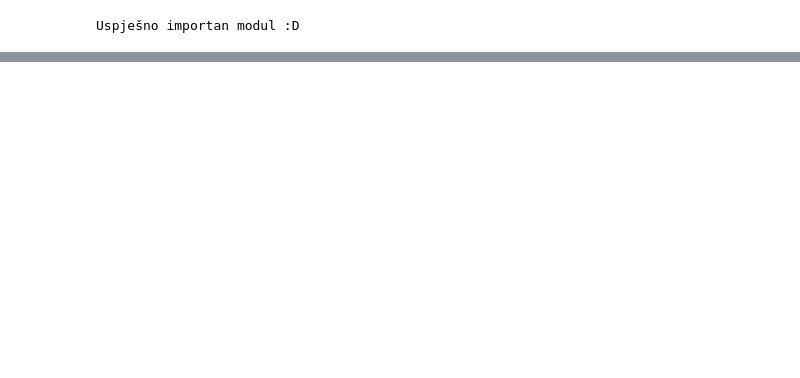
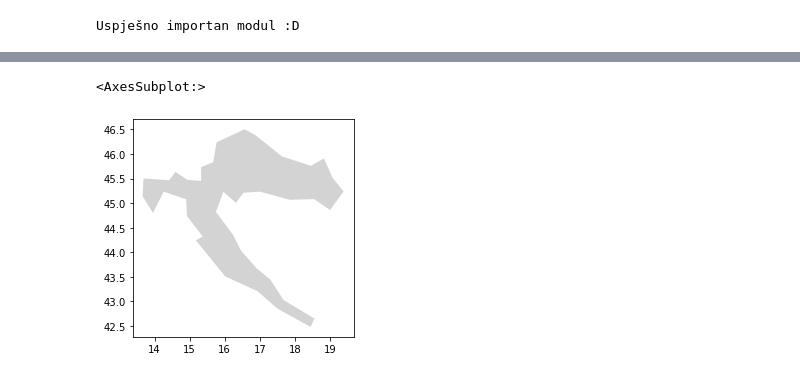
Before and after one commit to grubelic/LUMEN_DS_2022, a Jupyter notebook: Evaluation/main2.ipynb, the cells around one changed output, grey strips where cells are left out. Drawn from its saved outputs; the diff is of its cells as text; code cells hidden in the pictures; blank space fills up the shorter version.

Commit message:
File name - change

```diff
--- a/Evaluation/main2.ipynb
+++ b/Evaluation/main2.ipynb
@@ -35,0 +37,2 @@ get_pictures(data, result_dir, data_pic_dir)
+# %%
+countries = gpd.read_file(gpd.datasets.get_path("naturalearth_lowres"))
@@ -35,0 +48,5 @@ get_pictures(data, result_dir, data_pic_dir)
+# %%
+countries[countries["name"] == "Croatia"].plot(color="lightgrey")
+# %% [output]
+<AxesSubplot:>
+[figure, added]
```
Also changed, not shown: parts of 7 cells of this notebook, 53 other files.
